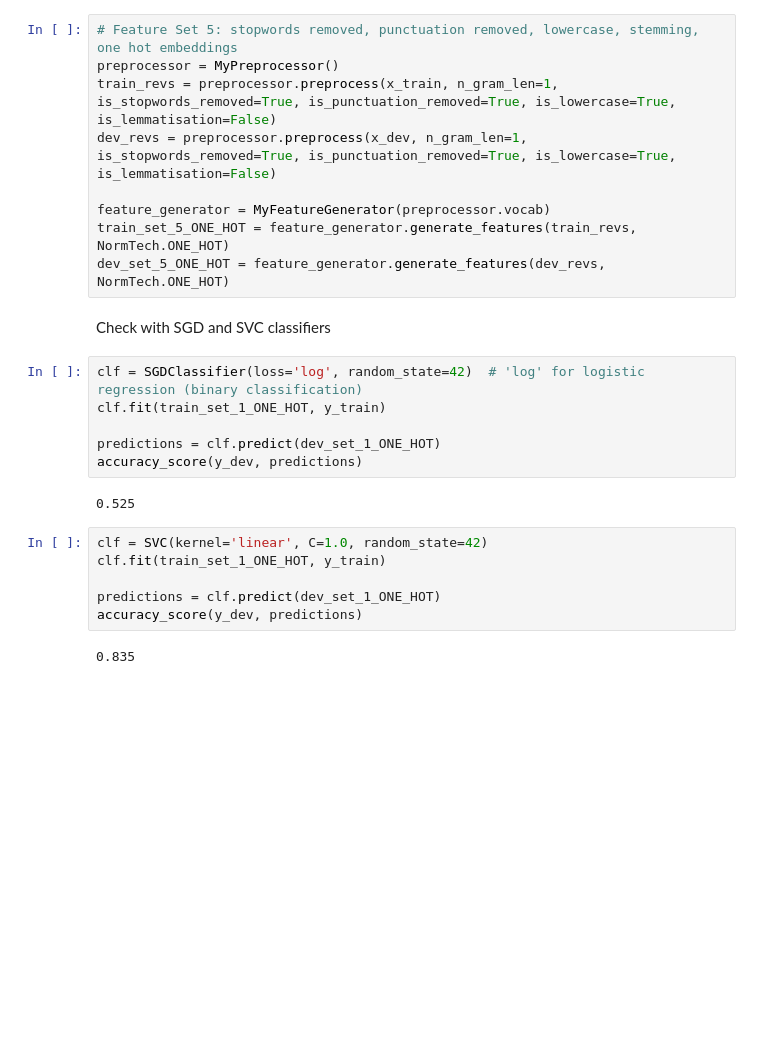
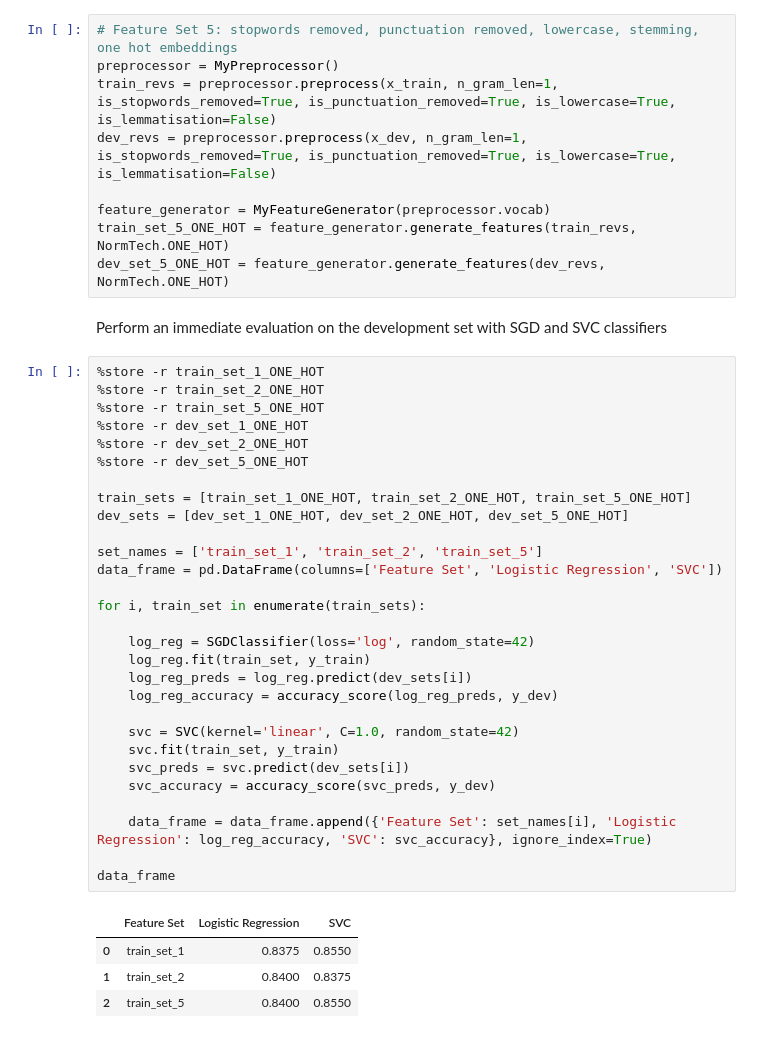
Before and after one commit to LChilvers05/NLP_Sentiment_Analysis, a Jupyter notebook: assignment.ipynb, the cells around one changed output. Cells and saved outputs as stored; diff of their text form; blank space fills up the shorter version.

```diff
--- a/assignment.ipynb
+++ b/assignment.ipynb
@@ -390,20 +403,38 @@ feature_generator = MyFeatureGenerator(preprocessor.vocab)
 train_set_5_ONE_HOT = feature_generator.generate_features(train_revs, NormTech.ONE_HOT)
 dev_set_5_ONE_HOT = feature_generator.generate_features(dev_revs, NormTech.ONE_HOT)
 # %% [markdown]
-Check with SGD and SVC classifiers
+Perform an immediate evaluation on the development set with SGD and SVC classifiers
-# %%
-clf = SGDClassifier(loss='log', random_state=42)  # 'log' for logistic regression (binary classification)
-clf.fit(train_set_1_ONE_HOT, y_train)
-
-predictions = clf.predict(dev_set_1_ONE_HOT)
-accuracy_score(y_dev, predictions)
-# %% [output]
-0.525
-# %%
-clf = SVC(kernel='linear', C=1.0, random_state=42)
-clf.fit(train_set_1_ONE_HOT, y_train)
-
-predictions = clf.predict(dev_set_1_ONE_HOT)
-accuracy_score(y_dev, predictions)
-# %% [output]
-0.835
+# %%
+%store -r train_set_1_ONE_HOT
+%store -r train_set_2_ONE_HOT
+%store -r train_set_5_ONE_HOT
+%store -r dev_set_1_ONE_HOT
+%store -r dev_set_2_ONE_HOT
+%store -r dev_set_5_ONE_HOT
+
+train_sets = [train_set_1_ONE_HOT, train_set_2_ONE_HOT, train_set_5_ONE_HOT]
+dev_sets = [dev_set_1_ONE_HOT, dev_set_2_ONE_HOT, dev_set_5_ONE_HOT]
+
+set_names = ['train_set_1', 'train_set_2', 'train_set_5']
+data_frame = pd.DataFrame(columns=['Feature Set', 'Logistic Regression', 'SVC'])
+
+for i, train_set in enumerate(train_sets):
+
+    log_reg = SGDClassifier(loss='log', random_state=42)
+    log_reg.fit(train_set, y_train)
+    log_reg_preds = log_reg.predict(dev_sets[i])
+    log_reg_accuracy = accuracy_score(log_reg_preds, y_dev)
+
+    svc = SVC(kernel='linear', C=1.0, random_state=42)
+    svc.fit(train_set, y_train)
+    svc_preds = svc.predict(dev_sets[i])
+    svc_accuracy = accuracy_score(svc_preds, y_dev)
+
+    data_frame = data_frame.append({'Feature Set': set_names[i], 'Logistic Regression': log_reg_accuracy, 'SVC': svc_accuracy}, ignore_index=True)
+
+data_frame
+# %% [output]
+|  | Feature Set | Logistic Regression | SVC |
+| 0 | train_set_1 | 0.8375 | 0.8550 |
+| 1 | train_set_2 | 0.8400 | 0.8375 |
+| 2 | train_set_5 | 0.8400 | 0.8550 |
```
Also changed, not shown: parts of 25 cells of this notebook, 3 other files.
